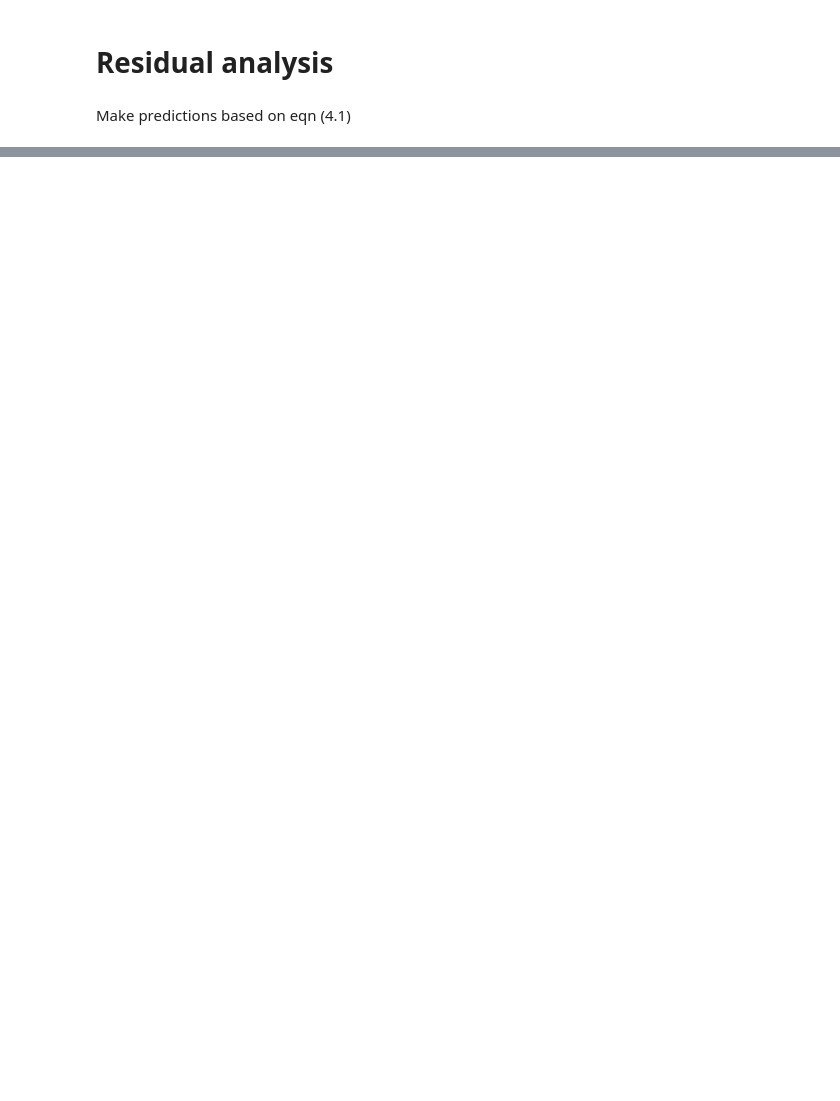
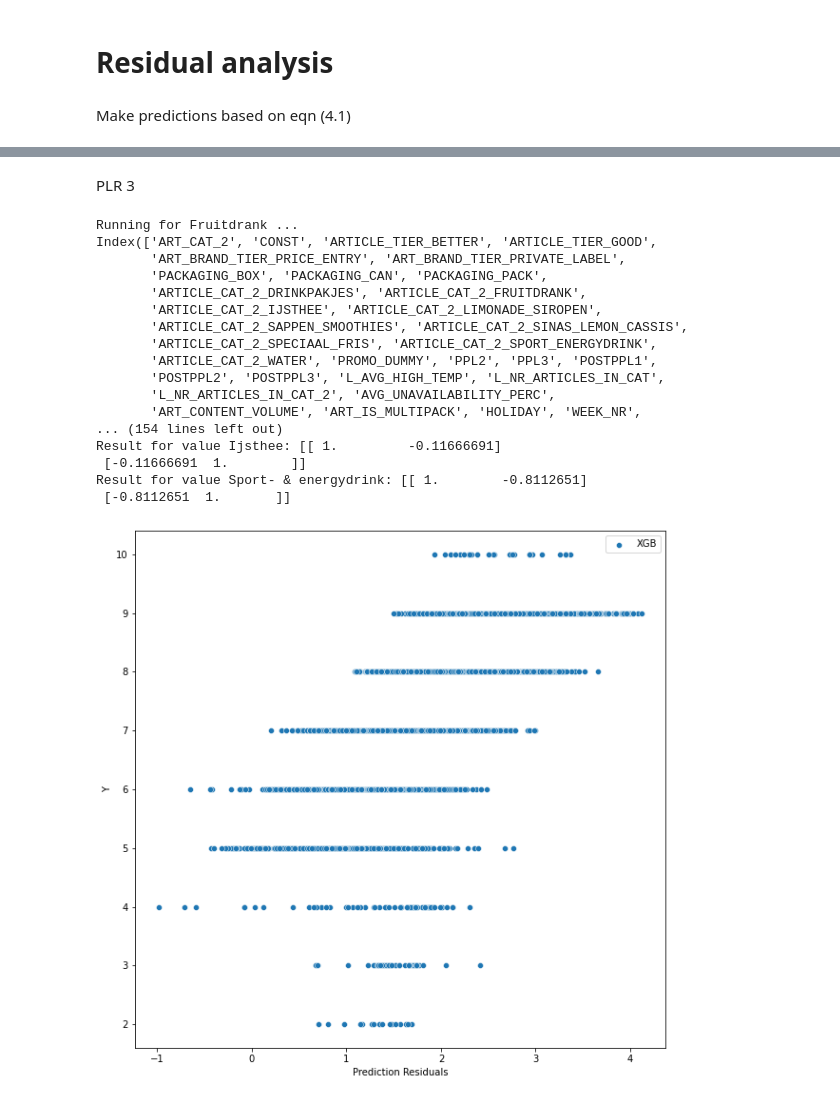
Before and after one commit to floorpiet/ThesisFPiet, a Jupyter notebook: SubsetsDMLWithoutLagDem.ipynb, the cells around one changed output, grey strips where cells are left out. Drawn from its saved outputs; the diff is of its cells as text; code cells hidden in the pictures; blank space fills up the shorter version.

```diff
--- a/SubsetsDMLWithoutLagDem.ipynb
+++ b/SubsetsDMLWithoutLagDem.ipynb
@@ -140,3 +152,5 @@ x_lasso0_train, x_lasso0_test,x_lasso_train, x_lasso_test, y_lasso_train, y_lass
+# %%
+x_0train, x_0test,x_train, x_test, y_train, y_test, p_train, p_test, z_train, z_test, naiveset_train, naiveset_test, dmlset_train, dmlset_test = train_test_split(x_0,x,y,p,z,naiveset, dmlset,random_state=44, test_size=0.2) #in case want to see how first stages perform
 # %% [markdown]
 # Naive methods
 # %% [markdown]
@@ -454,13 +336,15 @@ RFor
 subset_col='ART_CAT_2'
 
 # Get the unique values of the column that we want to use for dividing the subsets
-unique_values = dmlset_lasso_train[subset_col].unique()
+unique_values = dmlset_train[subset_col].unique()
 # Store the results of each subset in a dictionary
 results5 = {}
 for value in unique_values:
     print("Running for", value,"...")
-    subset = dmlset_lasso_train[dmlset_lasso_train[subset_col] == value]
+    subset = dmlset_train[dmlset_train[subset_col] == value]
     # Perform the model operation on the subset
+    Learnerml_l.fit(subset.drop(['ART_CAT_2','L_AVG_PURCHASE_PRICE','L_AVG_SELL_PRICE','L_PRODUCT_ORDER_AMT'],axis=1), subset['L_PRODUCT_ORDER_AMT'])
+    Learnerml_r.fit(subset.drop(['ART_CAT_2','L_AVG_PURCHASE_PRICE','L_AVG_SELL_PRICE','L_PRODUCT_ORDER_AMT'],axis=1), subset['L_AVG_SELL_PRICE'])
     obj_dml_data = dml.DoubleMLData(subset.drop(['ART_CAT_2','L_AVG_PURCHASE_PRICE'],axis=1), y_col='L_PRODUCT_ORDER_AMT', d_cols='L_AVG_SELL_PRICE', force_all_x_finite=True)
     dml_pliv_obj = dml.DoubleMLPLR(obj_dml_data, Learnerml_l,Learnerml_r)
     print(dml_pliv_obj.fit())
@@ -493,20 +377,21 @@ Result for value Sport- & energydrink: [-0.40083307]
 XGBoost
 # %%
 #Initialize XGBoost (Parameters Optimized Elsewhere)
-xgbr_l=xgb.XGBRegressor(colsample_bytree= 1, gamma= 0, learning_rate= 0.2, max_depth= None, n_estimators= 500).fit(x_xgb_train,y_xgb_train)
-xgbr_r=xgb.XGBRegressor(colsample_bytree= 1, gamma= 0, learning_rate= 0.2, max_depth= None, n_estimators= 500).fit(x_xgb_train,p_xgb_train)
+xgbr_l=xgb.XGBRegressor(colsample_bytree= 1, gamma= 0, learning_rate= 0.2, max_depth= None, n_estimators= 500)
+xgbr_r=xgb.XGBRegressor(colsample_bytree= 1, gamma= 0, learning_rate= 0.2, max_depth= None, n_estimators= 500)
 # %%
 # Define what column to filter on
 subset_col='ART_CAT_2'
 
 # Get the unique values of the column that we want to use for dividing the subsets
-unique_values = dmlset_lasso_train[subset_col].unique()
+unique_values = dmlset_train[subset_col].unique()
 # Store the results of each subset in a dictionary
 results6 = {}
 for value in unique_values:
     print("Running for", value,"...")
-    subset = dmlset_lasso_train[dmlset_lasso_train[subset_col] == value]
+    subset = dmlset_train[dmlset_train[subset_col] == value]
     # Perform the model operation on the subset
+    xgbr_l.fit(subset.drop(['ART_CAT_2','L_AVG_PURCHASE_PRICE','L_AVG_SELL_PRICE','L_PRODUCT_ORDER_AMT'],axis=1), subset['L_PRODUCT_ORDER_AMT'])
     obj_dml_data = dml.DoubleMLData(subset.drop(['ART_CAT_2','L_AVG_PURCHASE_PRICE'],axis=1), y_col='L_PRODUCT_ORDER_AMT', d_cols='L_AVG_SELL_PRICE', force_all_x_finite=True)
     dml_pliv_obj = dml.DoubleMLPLR(obj_dml_data, xgbr_l,xgbr_r)
     print(dml_pliv_obj.fit())
@@ -637,0 +476,63 @@ PLR2?
+# %% [markdown]
+PLR 3
+# %%
+# Define what column to filter on
+subset_col='ART_CAT_2'
+
+#here PLR 3
+xgbr_l.fit(x_train, y_train)
+
+# Get the unique elasticity values for each subcategory
+unique_values = {'Fruitdrank': -0.374, #input elasticities to use for prediction here
+'Cola': 0.996,
+'Limonade & siropen': -1.731,
+'Water': 0.8795,
+'Speciaal fris':-1.4491,
+'Sappen & smoothies':-1.4602,
+'Drinkpakjes': 0.2038,
+'Sinas, Lemon & Cassis': 0.1047,
+'Ijsthee':-5.1726 ,
+'Sport- & energydrink':-0.8043 }
+# Store the results of each subset in a dictionary
+results5 = {}
+for key, value in unique_values.items():
+    print("Running for", key,"...")
+    subset = dmlset_train[dmlset_train[subset_col] == key]
+    # Perform the  operation on the subset
+    print(subset.columns)
+    xgbr_l.fit(subset.drop(['ART_CAT_2','L_AVG_PURCHASE_PRICE','L_AVG_SELL_PRICE','L_PRODUCT_ORDER_AMT'],axis=1), subset['L_PRODUCT_ORDER_AMT'])
+    y_pred_xgb=xgbr_l.predict(subset.drop(['ART_CAT_2','L_AVG_PURCHASE_PRICE','L_AVG_SELL_PRICE','L_PRODUCT_ORDER_AMT'],axis=1))
+    # Store the result of the model operation in the dictionary
+    theta_xgb=value
+
+    final_y_pred_xgb_train=(subset['L_AVG_SELL_PRICE'])*(theta_xgb)+y_pred_xgb
+    xgbrmsetr=mean_squared_error(final_y_pred_xgb_train,subset['L_PRODUCT_ORDER_AMT'],squared=False)
+    plt.figure(figsize=(10,10))
+    print(key,' plot:')
+    sns.scatterplot(y=y_train,x=y_train-final_y_pred_xgb_train,label='XGB')
+    plt.xlabel('Prediction Residuals')
+    plt.ylabel('Y')
+    results5[key] = np.corrcoef(final_y_pred_xgb_train,subset['L_AVG_SELL_PRICE'])
+
+# Print all the results
+for key, value in results5.items():
+    print(f"Result for value {key}: {value}")
+# %% [output]
+Running for Fruitdrank ...
+Index(['ART_CAT_2', 'CONST', 'ARTICLE_TIER_BETTER', 'ARTICLE_TIER_GOOD',
+       'ART_BRAND_TIER_PRICE_ENTRY', 'ART_BRAND_TIER_PRIVATE_LABEL',
+       'PACKAGING_BOX', 'PACKAGING_CAN', 'PACKAGING_PACK',
+       'ARTICLE_CAT_2_DRINKPAKJES', 'ARTICLE_CAT_2_FRUITDRANK',
+       'ARTICLE_CAT_2_IJSTHEE', 'ARTICLE_CAT_2_LIMONADE_SIROPEN',
+       'ARTICLE_CAT_2_SAPPEN_SMOOTHIES', 'ARTICLE_CAT_2_SINAS_LEMON_CASSIS',
+       'ARTICLE_CAT_2_SPECIAAL_FRIS', 'ARTICLE_CAT_2_SPORT_ENERGYDRINK',
+       'ARTICLE_CAT_2_WATER', 'PROMO_DUMMY', 'PPL2', 'PPL3', 'POSTPPL1',
+       'POSTPPL2', 'POSTPPL3', 'L_AVG_HIGH_TEMP', 'L_NR_ARTICLES_IN_CAT',
+       'L_NR_ARTICLES_IN_CAT_2', 'AVG_UNAVAILABILITY_PERC',
+       'ART_CONTENT_VOLUME', 'ART_IS_MULTIPACK', 'HOLIDAY', 'WEEK_NR',
+... (154 lines left out)
+Result for value Ijsthee: [[ 1.         -0.11666691]
+ [-0.11666691  1.        ]]
+Result for value Sport- & energydrink: [[ 1.        -0.8112651]
+ [-0.8112651  1.       ]]
+[figure, added]
```
Also changed, not shown: parts of 35 cells of this notebook.
